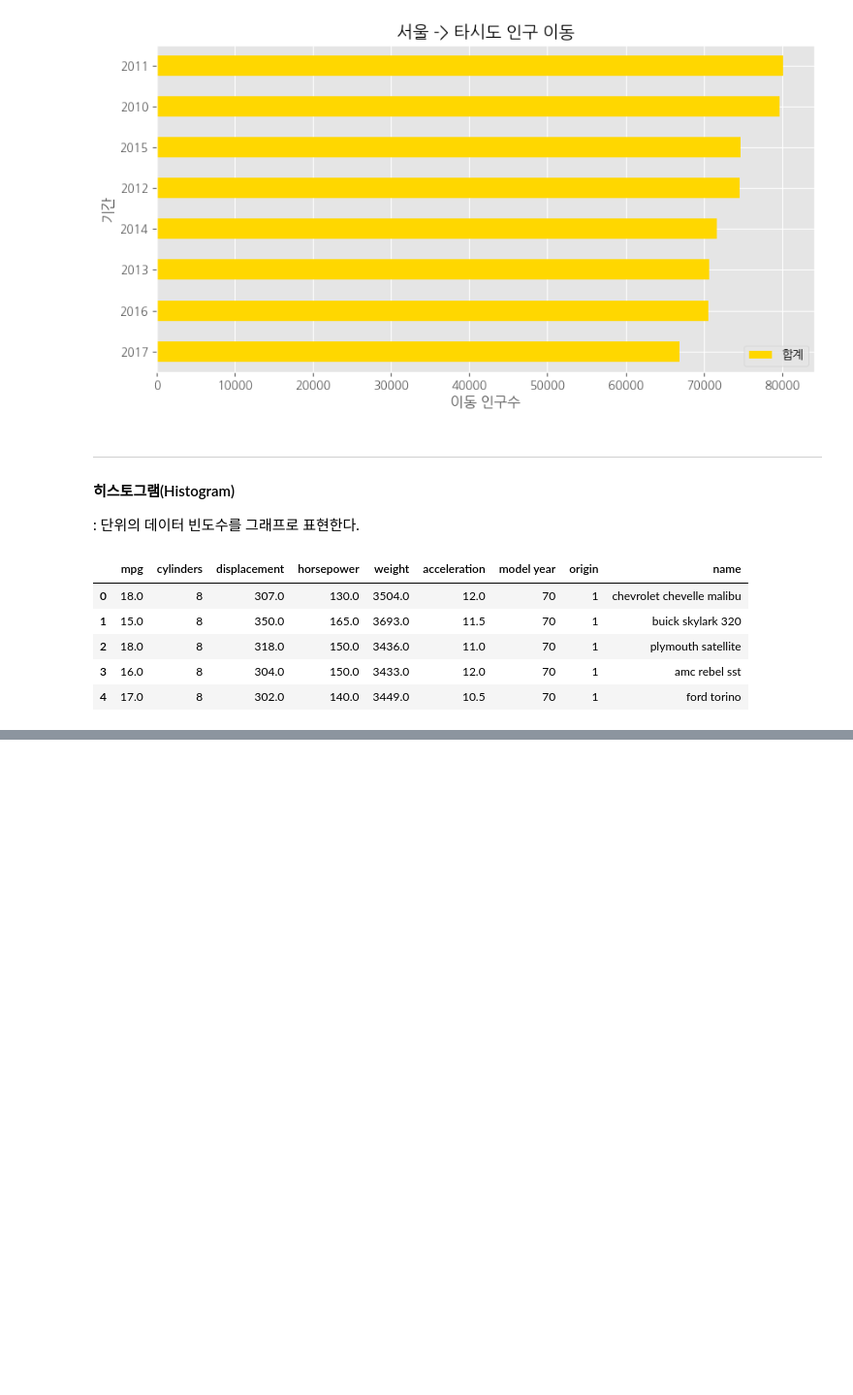
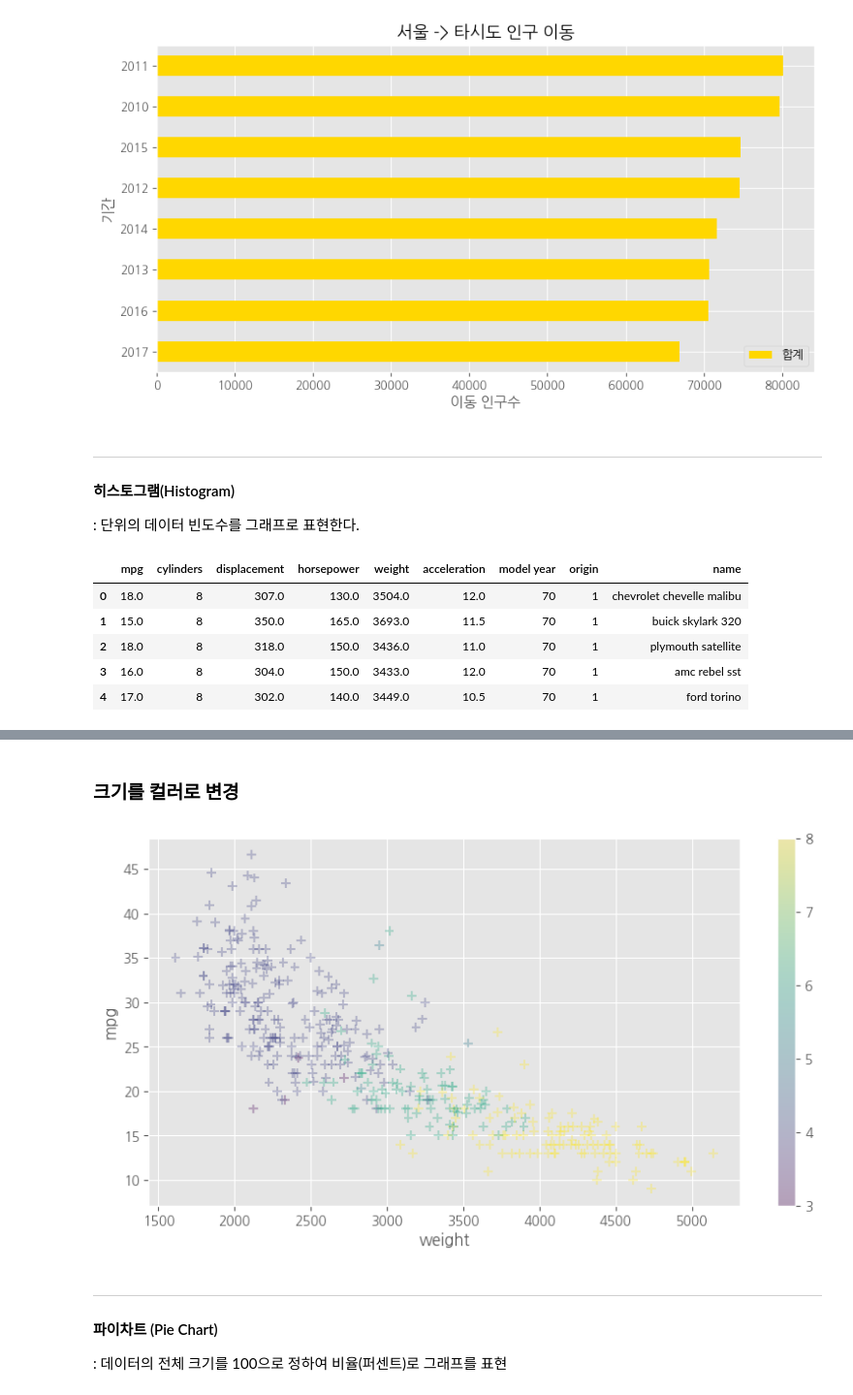
Before and after one commit to Hgracefield/dataAnalysis, a Jupyter notebook: Note/08.시각화도구.ipynb, the cells around one changed output, grey strips where cells are left out. Shown at 97% size. Saved outputs shown, nothing was run; the diff lists cells and outputs as text; code cells hidden in the pictures; blank space fills up the shorter version.

```diff
--- a/Note/08.시각화도구.ipynb
+++ b/Note/08.시각화도구.ipynb
@@ -1084,0 +1147,25 @@ df.head()
+# %% [markdown]
+### 크기를 컬러로 변경
+# %%
+# 연비(mpg)와 차중(weight)에 실린더 수에 대한 산점도 그리기
+df.plot(
+    kind = 'scatter',
+    x = 'weight',
+    y = 'mpg',
+    c = cylinders_size/300*df.cylinders.max(),
+    marker = '+',
+    s = 50,
+    figsize = (10,5),
+    alpha = 0.3,
+    cmap = 'viridis'
+)
+# 중복 데이터는 오차값을 내놓음.
+plt.savefig("../Data/scatter.png") # 서버에 fastapi에 넣을때 저장해서 불러오면 됨.
+plt.savefig("../Data/scatter.png", transparent = True)
+plt.show() # return 과 비슷해서 일 다 끝냄. 그래서 저장은 앞에서.
+# %% [output]
+[figure, added]
+# %% [markdown]
+----
+#### 파이차트 (Pie Chart)
+: 데이터의 전체 크기를 100으로 정하여 비율(퍼센트)로 그래프를 표현
```
Also changed, not shown: parts of 13 cells of this notebook, 3 other files.
